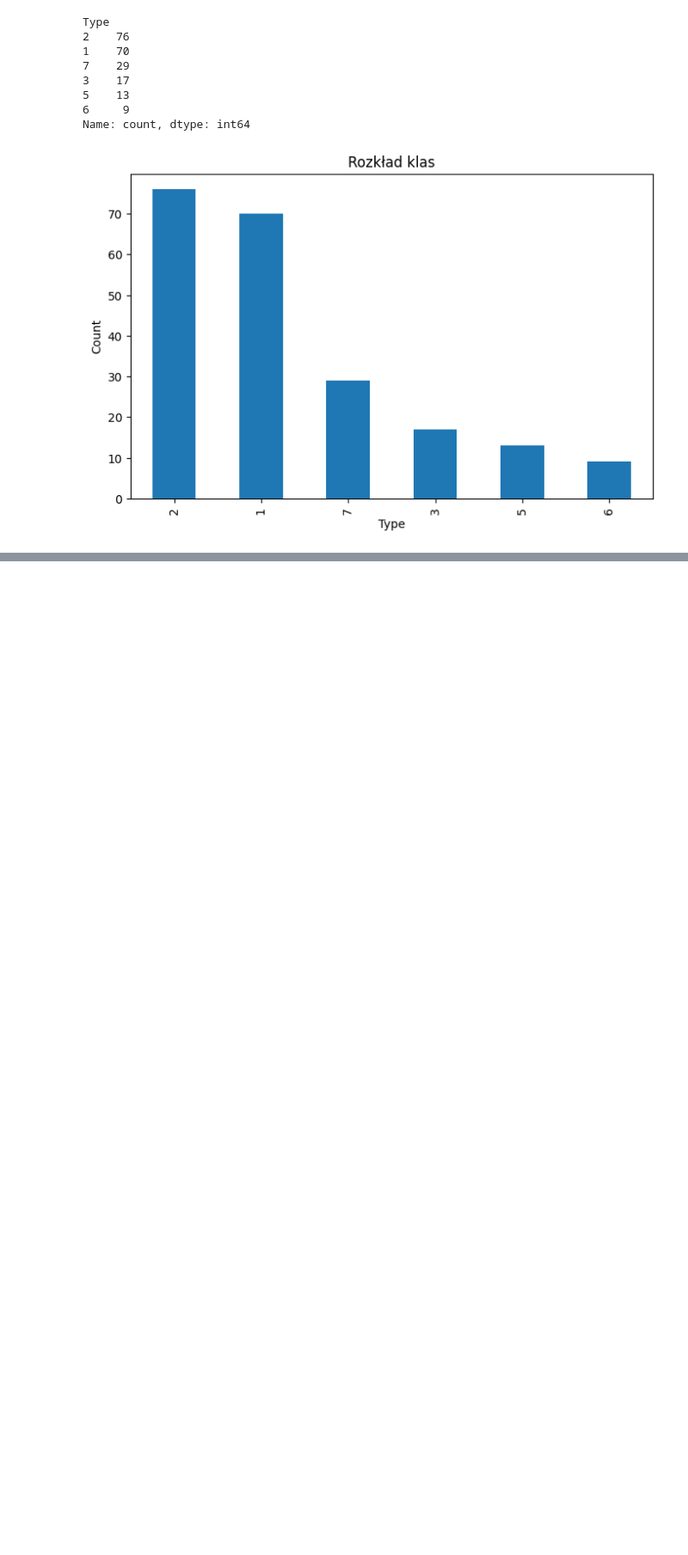
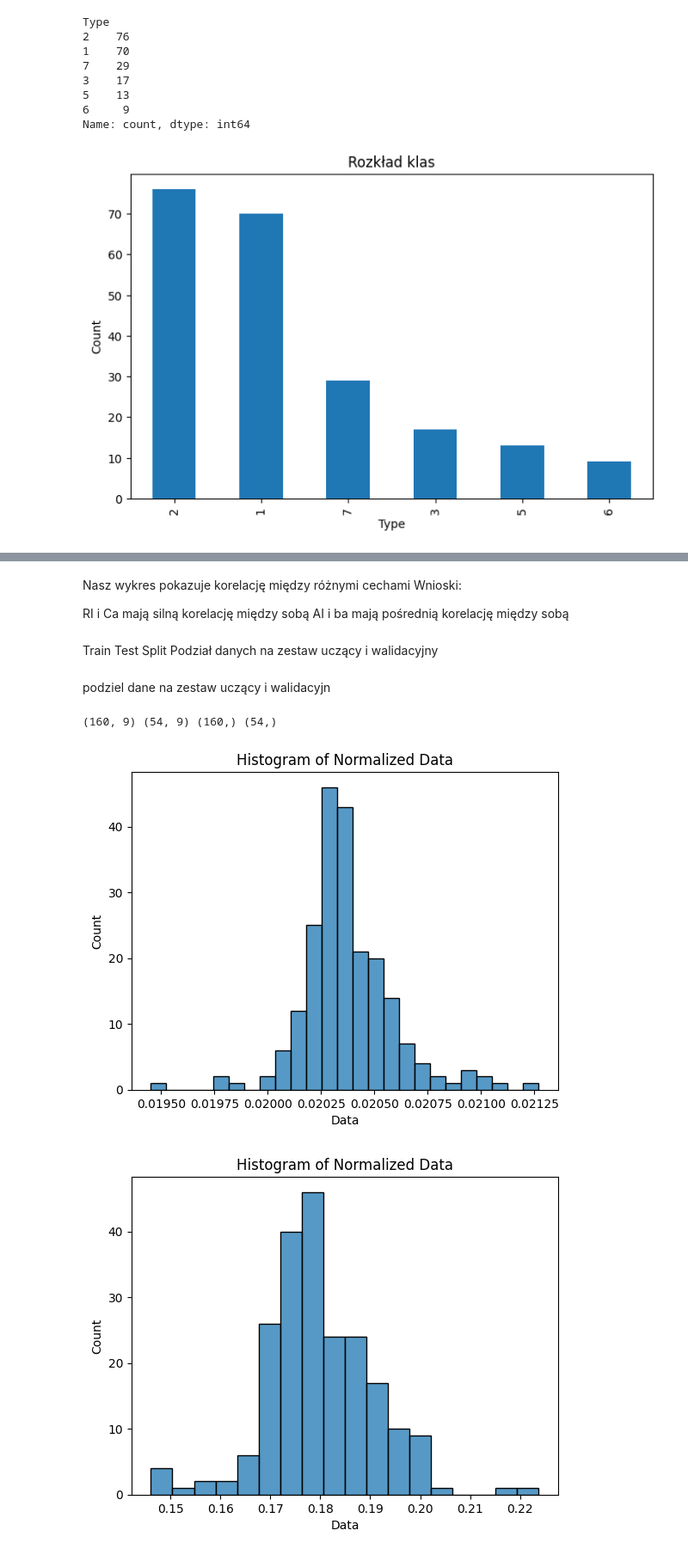
Before and after one commit to Filipstrozik/SztucznaInteligencja, a Jupyter notebook: Z4/z4.ipynb, the cells around one changed output, grey strips where cells are left out. Shown at 86% size. Cells and saved outputs as stored; diff of their text form; code cells hidden in the pictures; blank space fills up the shorter version.

```diff
--- a/Z4/z4.ipynb
+++ b/Z4/z4.ipynb
@@ -114,0 +169,9 @@ plt.show()
+# %% [markdown]
+Nasz wykres pokazuje korelację między różnymi cechami Wnioski:
+
+RI i Ca mają silną korelację między sobą
+AI i ba mają pośrednią korelację między sobą
+# %% [markdown]
+Train Test Split Podział danych na zestaw uczący i walidacyjny
+# %% [markdown]
+podziel dane na zestaw uczący i walidacyjn
@@ -114,0 +181,23 @@ plt.show()
+# %%
+# how to show splited data
+print(X_train.shape, X_val.shape, y_train.shape, y_val.shape)
+# %% [output]
+(160, 9) (54, 9) (160,) (54,)
+# %%
+# normalizacja, standaryzacja, dyskretyzacja, selekcja cech, PCA
+# normlaize data and store it in normalized_X variable
+normalized_X = Normalizer().fit_transform(X)
+# show first 5 rows of normalized_X
+normalized_X_DF = pd.DataFrame(normalized_X, columns=X.columns)
+
+# show results as a histogram
+
+for column in normalized_X_DF.columns:
+    sns.histplot(data=normalized_X_DF[column])
+    plt.xlabel('Data')
+    plt.ylabel('Count')
+    plt.title('Histogram of Normalized Data')
+    plt.show()
+# %% [output]
+[figure, added]
+[figure, added]
```
Also changed, not shown: parts of 28 cells of this notebook.
